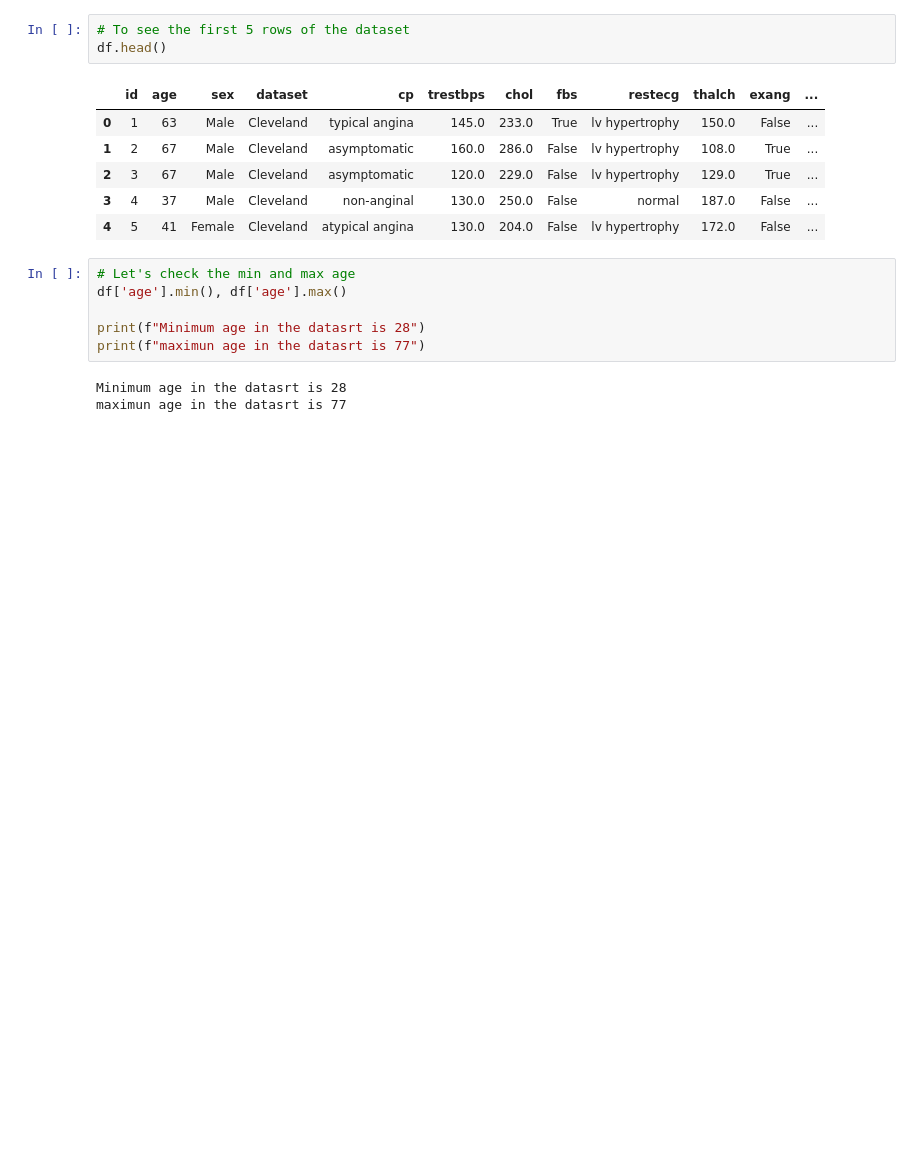
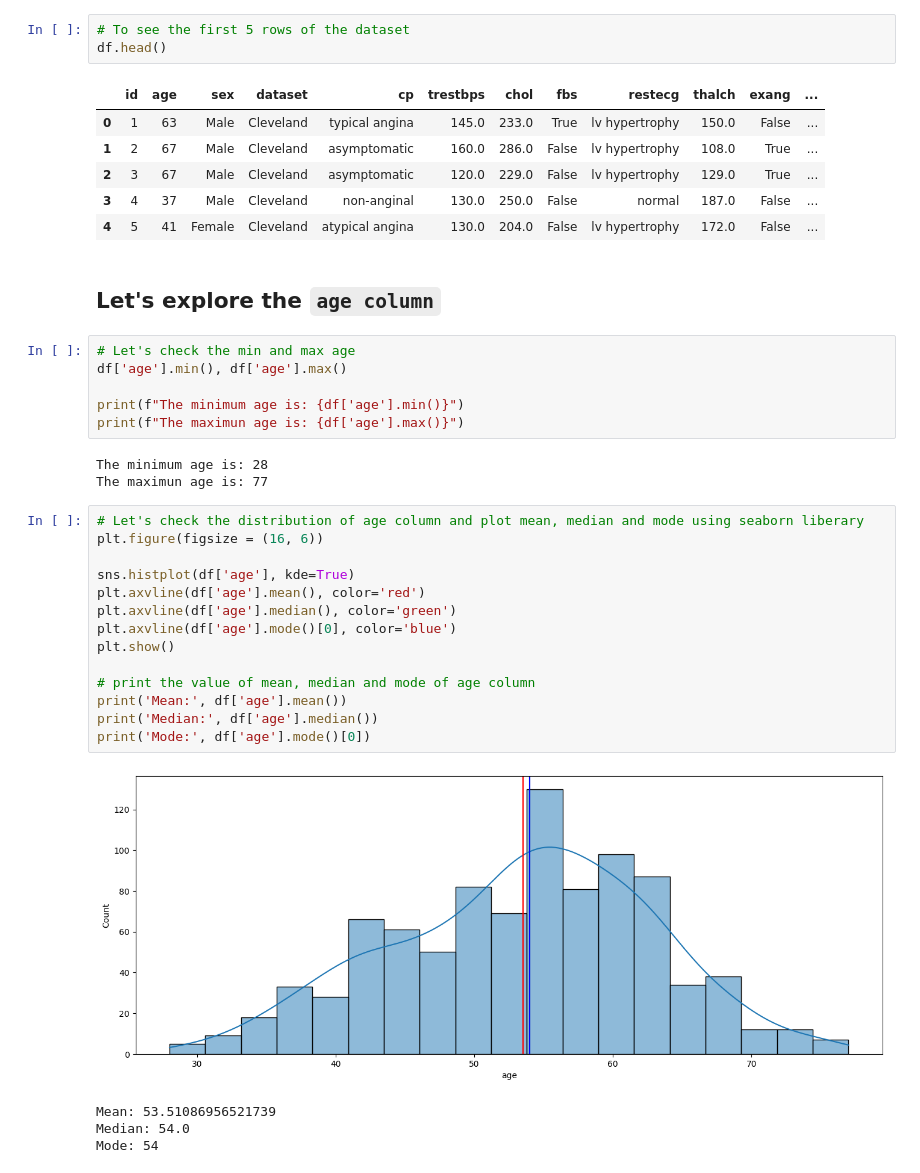
Before and after one commit to HaiderQadri/PYTHON-For-Data-Science_and_AI, a Jupyter notebook: 00_projects/02_heart_disease_prediction/heart_disease_eda_and_prediction.ipynb, the cells around one changed output. Saved outputs shown, nothing was run; the diff lists cells and outputs as text; blank space fills up the shorter version.

```diff
--- a/00_projects/02_heart_disease_prediction/heart_disease_eda_and_prediction.ipynb
+++ b/00_projects/02_heart_disease_prediction/heart_disease_eda_and_prediction.ipynb
@@ -545,12 +545,33 @@ df.head()
 | 2 | 3 | 67 | Male | Cleveland | asymptomatic | 120.0 | 229.0 | False | lv hypertrophy | 129.0 | True | ... |
 | 3 | 4 | 37 | Male | Cleveland | non-anginal | 130.0 | 250.0 | False | normal | 187.0 | False | ... |
 | 4 | 5 | 41 | Female | Cleveland | atypical angina | 130.0 | 204.0 | False | lv hypertrophy | 172.0 | False | ... |
+# %% [markdown]
+##  Let's explore the `age column`
 # %%
 # Let's check the min and max age
 df['age'].min(), df['age'].max()
 
-print(f"Minimum age in the datasrt is 28")
-print(f"maximun age in the datasrt is 77")
+print(f"The minimum age is: {df['age'].min()}")
+print(f"The maximun age is: {df['age'].max()}")
 # %% [output]
-Minimum age in the datasrt is 28
-maximun age in the datasrt is 77
+The minimum age is: 28
+The maximun age is: 77
+# %%
+# Let's check the distribution of age column and plot mean, median and mode using seaborn liberary
+plt.figure(figsize = (16, 6))
+
+sns.histplot(df['age'], kde=True)
+plt.axvline(df['age'].mean(), color='red')
+plt.axvline(df['age'].median(), color='green')
+plt.axvline(df['age'].mode()[0], color='blue')
+plt.show()
+
+# print the value of mean, median and mode of age column
+print('Mean:', df['age'].mean())
+print('Median:', df['age'].median())
+print('Mode:', df['age'].mode()[0])
+# %% [output]
+[figure, added]
+Mean: 53.51086956521739
+Median: 54.0
+Mode: 54
```
Also changed, not shown: parts of 13 cells of this notebook.
